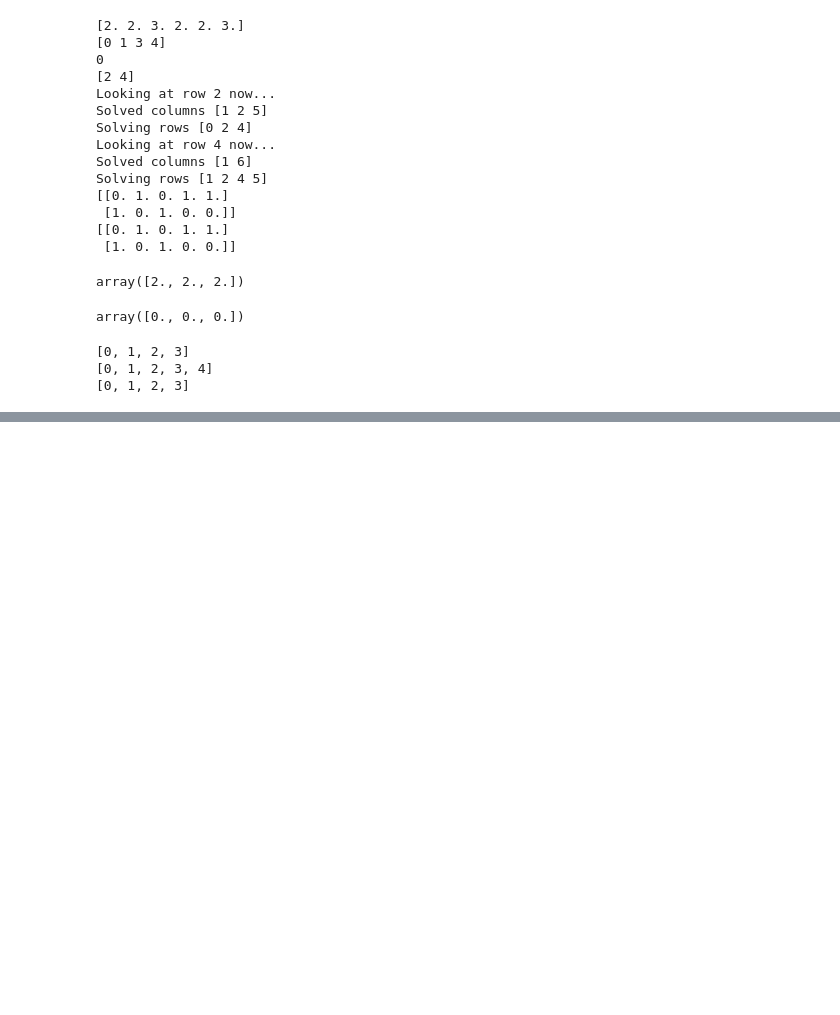
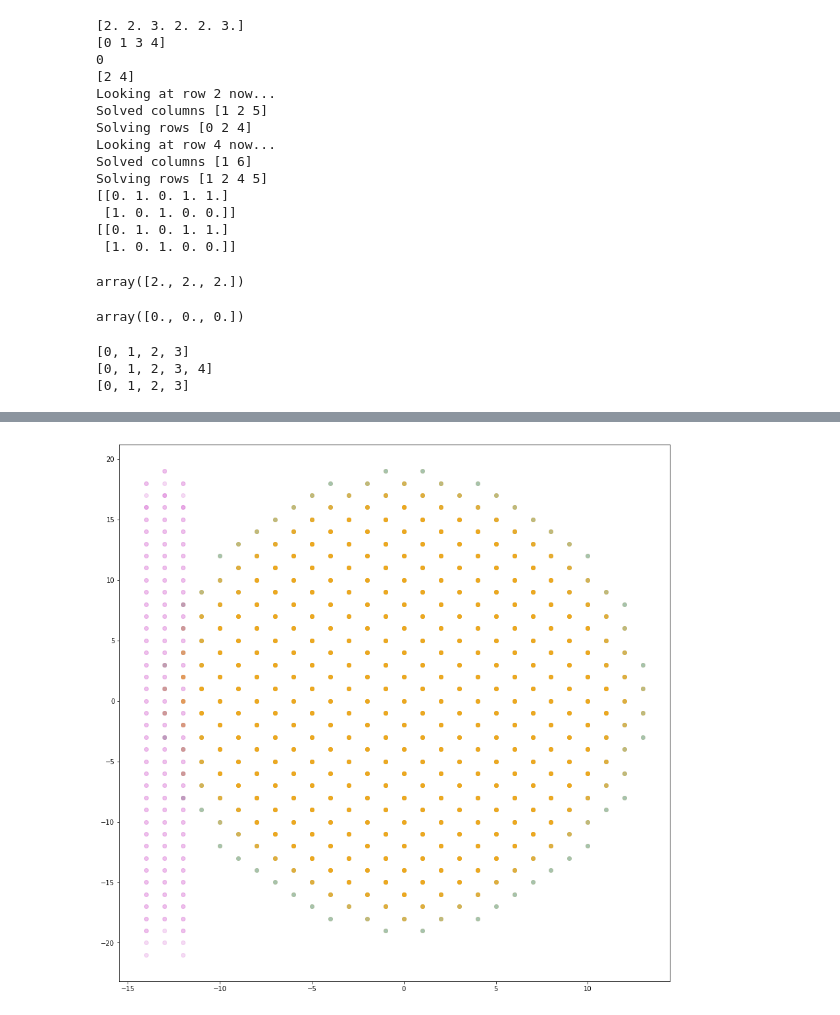
Before and after one commit to mmalenta/beam_tiling, a Jupyter notebook: Tiling.ipynb, the cells around one changed output, grey strips where cells are left out. Cells and saved outputs as stored; diff of their text form; code cells hidden in the pictures; blank space fills up the shorter version.

```diff
--- a/Tiling.ipynb
+++ b/Tiling.ipynb
@@ -438,0 +562,73 @@ for row in np.arange(11):
+# %%
+def CheckShape(shape, positions, debug=True):
+
+    coverage = [0] * len(positions)
+
+    positionslist = positions.tolist()
+
+    # Technically min and max values should be the same for the same dimension - we're working with an ellipse
+    # This can however change in the future when we start using more 'exotic' beam positions
+    minhor = min(positions[:, 0])
+    maxhor = max(positions[:, 0])
+    minver = min(positions[:, 1])
+    maxver = max(positions[:, 1])
+
+    shape[:, 0] = shape[:, 0] - abs(minhor)
+    shape[:, 1] = shape[:, 1] + maxver
+
+    if debug:
+        print("Beams extrema: horizontal: %i, %i; vertical: %i, %i" % (minhor, maxhor, minver, maxver))
+        print("Shape starting position: ", shape)
+
+        fig = plt.figure(figsize=(15,15))
+        ax = fig.gca()
+
+        ax.scatter(positions[:, 0], positions[:, 1], color='skyblue')
+        ax.scatter(shape[:, 0], shape[:, 1], color='orchid', alpha=0.25)
+
+    positionsoverlap = []
+
+    for currentver in np.arange(maxver + abs(minver)):
+
+        moved = 0
+
+        for currenthor in np.arange(maxhor + abs(minhor)):
+            overlapping = 0
+
+            for shapepoint in np.arange(len(shape)):
+                if shape[shapepoint].tolist() in positionslist:
+                    #print("Overlap at", shape[shapepoint])
+                    overlapping = overlapping + 1
+                    positionsoverlap.append(np.where((shape[shapepoint, 0] == fullynormalised[:, 0]) & (shape[shapepoint, 1] == fullynormalised[:, 1])))
+
+            if overlapping == len(shape):
+                #print("Full overlap")
+                print("Overlap: ", positionsoverlap)
+                for index in positionsoverlap:
+                    print(index, index[0][0])
+                ax.scatter(shape[:, 0], shape[:, 1], color='orange', alpha=0.25)
+
+            shape[:, 0] = shape[:, 0] + 1
+            moved = moved + 1
+            positionsoverlap = []
+
+        print(moved)
+        shape[:, 0] = shape[:, 0] - (maxhor + abs(minhor))
+        ax.scatter(shape[:, 0], shape[:, 1], color='orchid', alpha=0.25)
+        shape[:, 1] = shape[:, 1] - 1
+
+
+minhor = min(fullynormalised[:, 0])
+
+CheckShape(np.copy(shape), fullynormalised)
+
+print(shape[0] in fullynormalised)
+
+if shape[0] in fullynormalised:
+    print("Yes")
+    print(np.where((shape[1, 0] == fullynormalised[:, 0]) & (shape[1, 1] == fullynormalised[:, 1]))[0])
+
+
+#np.where((shape[0, 0] == fullynormalised[:, 0]) & (shape[0, 1] == fullynormalised[:, 1]))
+#np.where(shape == fullynormalised)
+# %% [output]
@@ -438,0 +652 @@ for row in np.arange(11):
+[figure, added]
```
Also changed, not shown: parts of 12 cells of this notebook.
